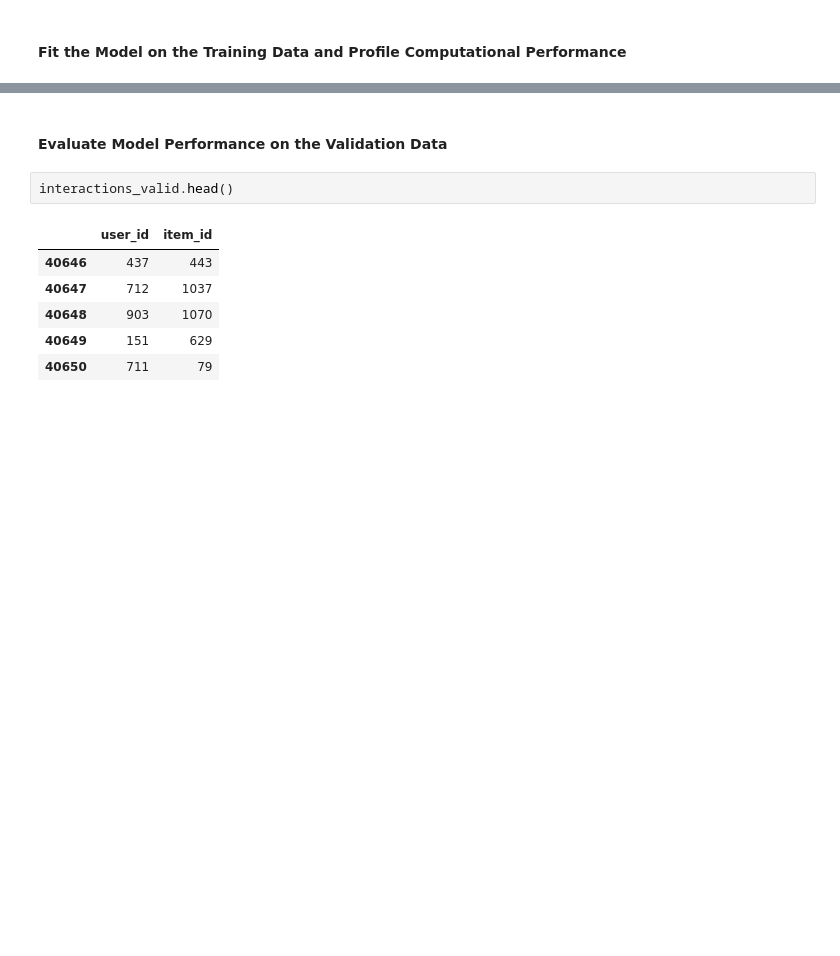
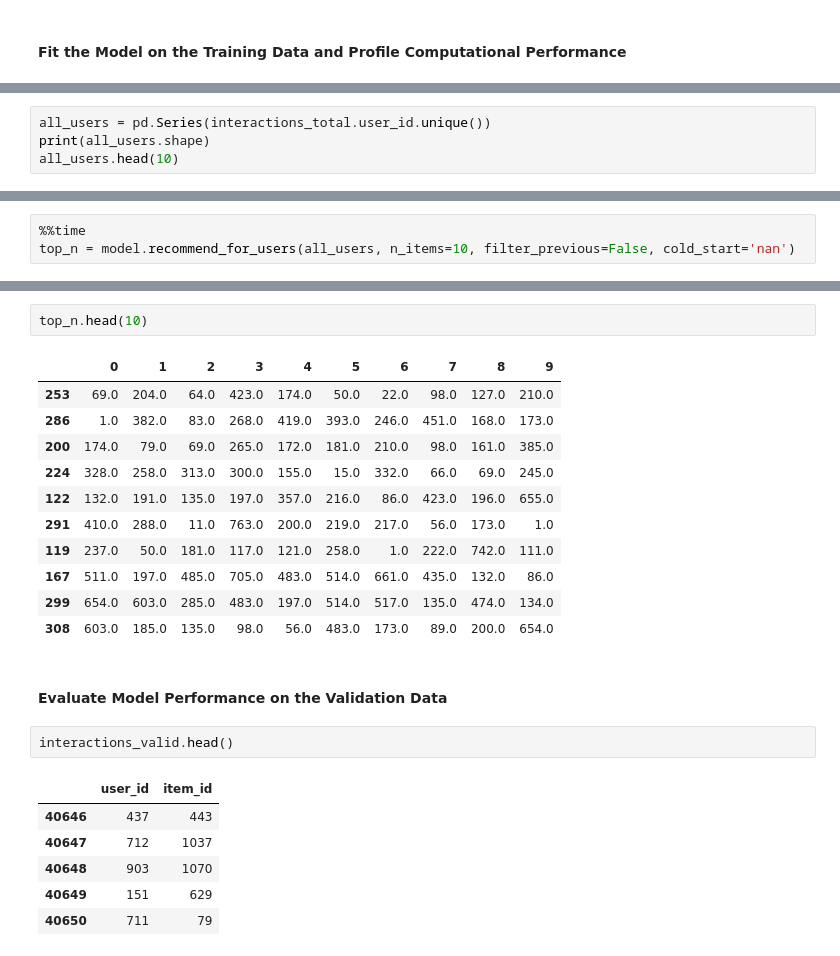
Before and after one commit to etlundquist/rankfm, a Jupyter notebook: notebooks/movielens-example.ipynb, the cells around one changed output, grey strips where cells are left out. Cells and saved outputs as stored; diff of their text form; blank space fills up the shorter version.

```diff
--- a/notebooks/movielens-example.ipynb
+++ b/notebooks/movielens-example.ipynb
@@ -388,0 +383,4 @@ penalized log-likelihood: -8242.97
+# %%
+all_users = pd.Series(interactions_total.user_id.unique())
+print(all_users.shape)
+all_users.head(10)
@@ -388,0 +400,3 @@ penalized log-likelihood: -8242.97
+# %%
+%%time
+top_n = model.recommend_for_users(all_users, n_items=10, filter_previous=False, cold_start='nan')
@@ -389,3 +406,17 @@ penalized log-likelihood: -8242.97
+# %%
+top_n.head(10)
+# %% [output]
+|  | 0 | 1 | 2 | 3 | 4 | 5 | 6 | 7 | 8 | 9 |
+| 253 | 69.0 | 204.0 | 64.0 | 423.0 | 174.0 | 50.0 | 22.0 | 98.0 | 127.0 | 210.0 |
+| 286 | 1.0 | 382.0 | 83.0 | 268.0 | 419.0 | 393.0 | 246.0 | 451.0 | 168.0 | 173.0 |
+| 200 | 174.0 | 79.0 | 69.0 | 265.0 | 172.0 | 181.0 | 210.0 | 98.0 | 161.0 | 385.0 |
+| 224 | 328.0 | 258.0 | 313.0 | 300.0 | 155.0 | 15.0 | 332.0 | 66.0 | 69.0 | 245.0 |
+| 122 | 132.0 | 191.0 | 135.0 | 197.0 | 357.0 | 216.0 | 86.0 | 423.0 | 196.0 | 655.0 |
+| 291 | 410.0 | 288.0 | 11.0 | 763.0 | 200.0 | 219.0 | 217.0 | 56.0 | 173.0 | 1.0 |
+| 119 | 237.0 | 50.0 | 181.0 | 117.0 | 121.0 | 258.0 | 1.0 | 222.0 | 742.0 | 111.0 |
+| 167 | 511.0 | 197.0 | 485.0 | 705.0 | 483.0 | 514.0 | 661.0 | 435.0 | 132.0 | 86.0 |
+| 299 | 654.0 | 603.0 | 285.0 | 483.0 | 197.0 | 514.0 | 517.0 | 135.0 | 474.0 | 134.0 |
+| 308 | 603.0 | 185.0 | 135.0 | 98.0 | 56.0 | 483.0 | 173.0 | 89.0 | 200.0 | 654.0 |
 # %% [markdown]
 #### Evaluate Model Performance on the Validation Data
 # %%
```
Also changed, not shown: parts of 20 cells of this notebook, 4 other files.
